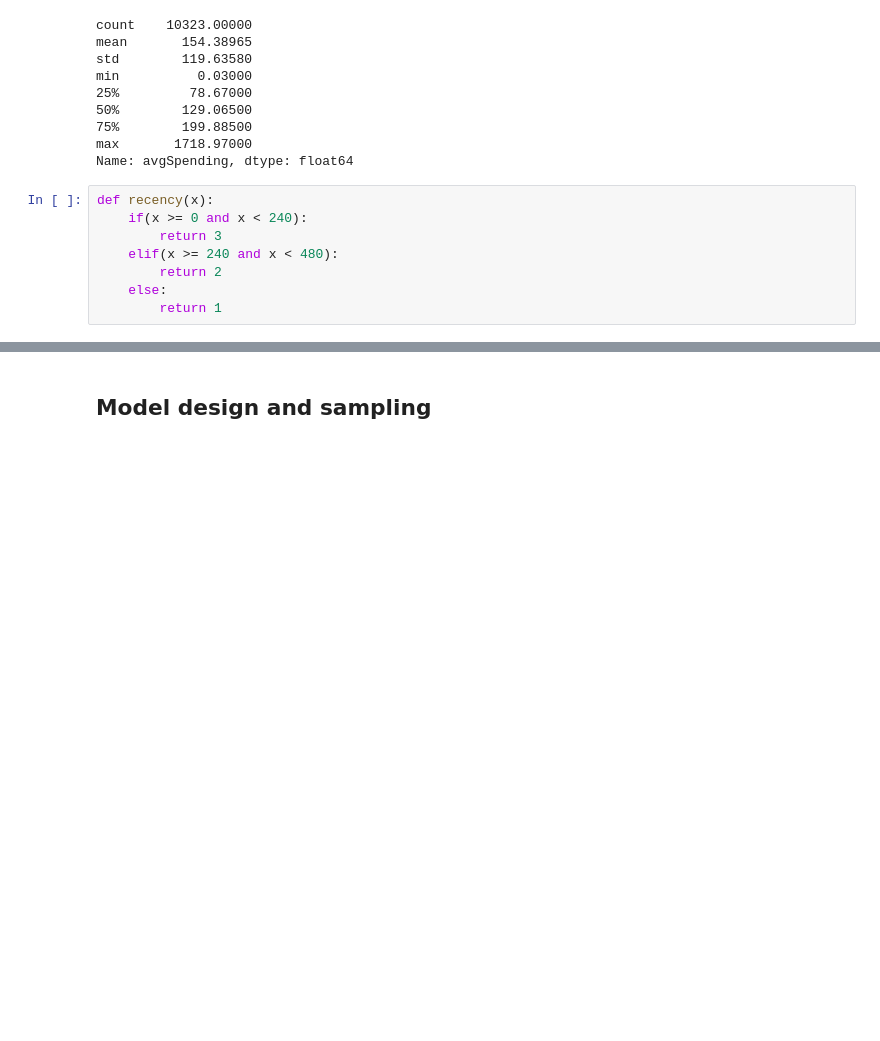
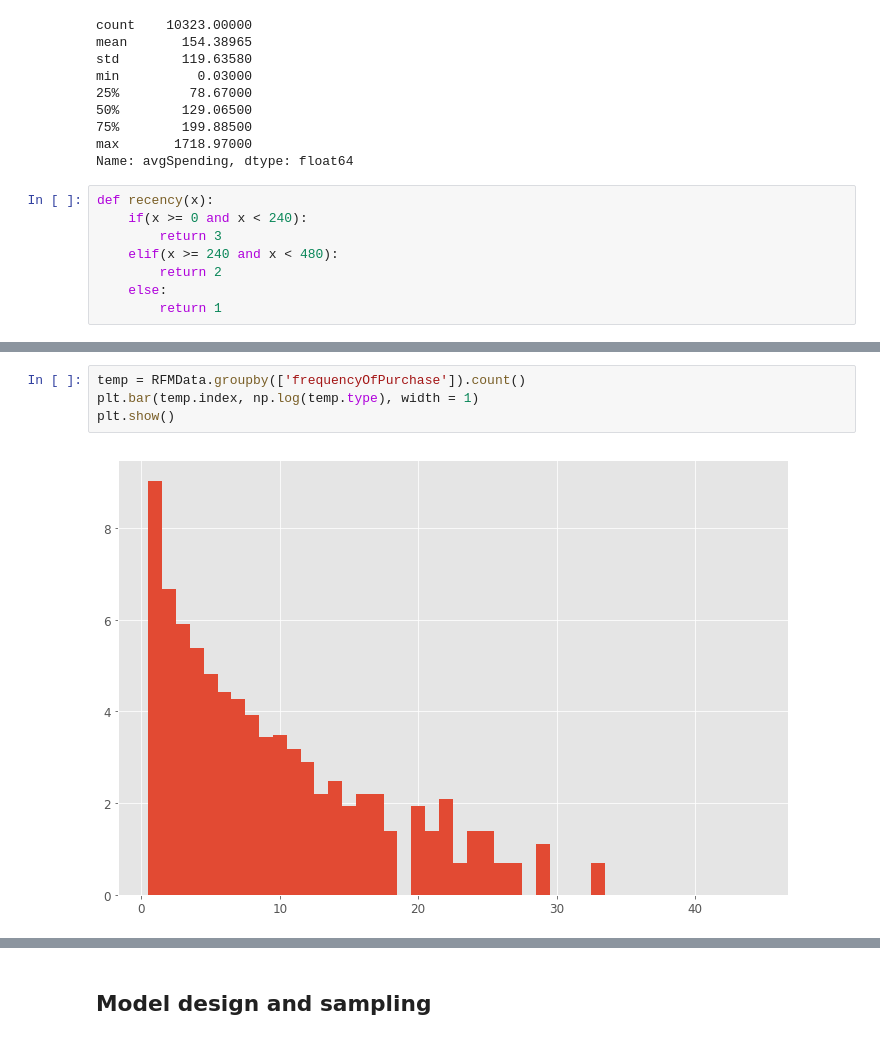
Before and after one commit to AtinMaiti/homework1, a Jupyter notebook: sflydatascience-homework1.ipynb, the cells around one changed output, grey strips where cells are left out. Cells and saved outputs as stored; diff of their text form; blank space fills up the shorter version.

```diff
--- a/sflydatascience-homework1.ipynb
+++ b/sflydatascience-homework1.ipynb
@@ -557,0 +617,6 @@ def monetary(x):
+# %%
+temp = RFMData.groupby(['frequencyOfPurchase']).count()
+plt.bar(temp.index, np.log(temp.type), width = 1)
+plt.show()
+# %% [output]
+[figure, added]
```
Also changed, not shown: parts of 66 cells of this notebook, 1 other file.
